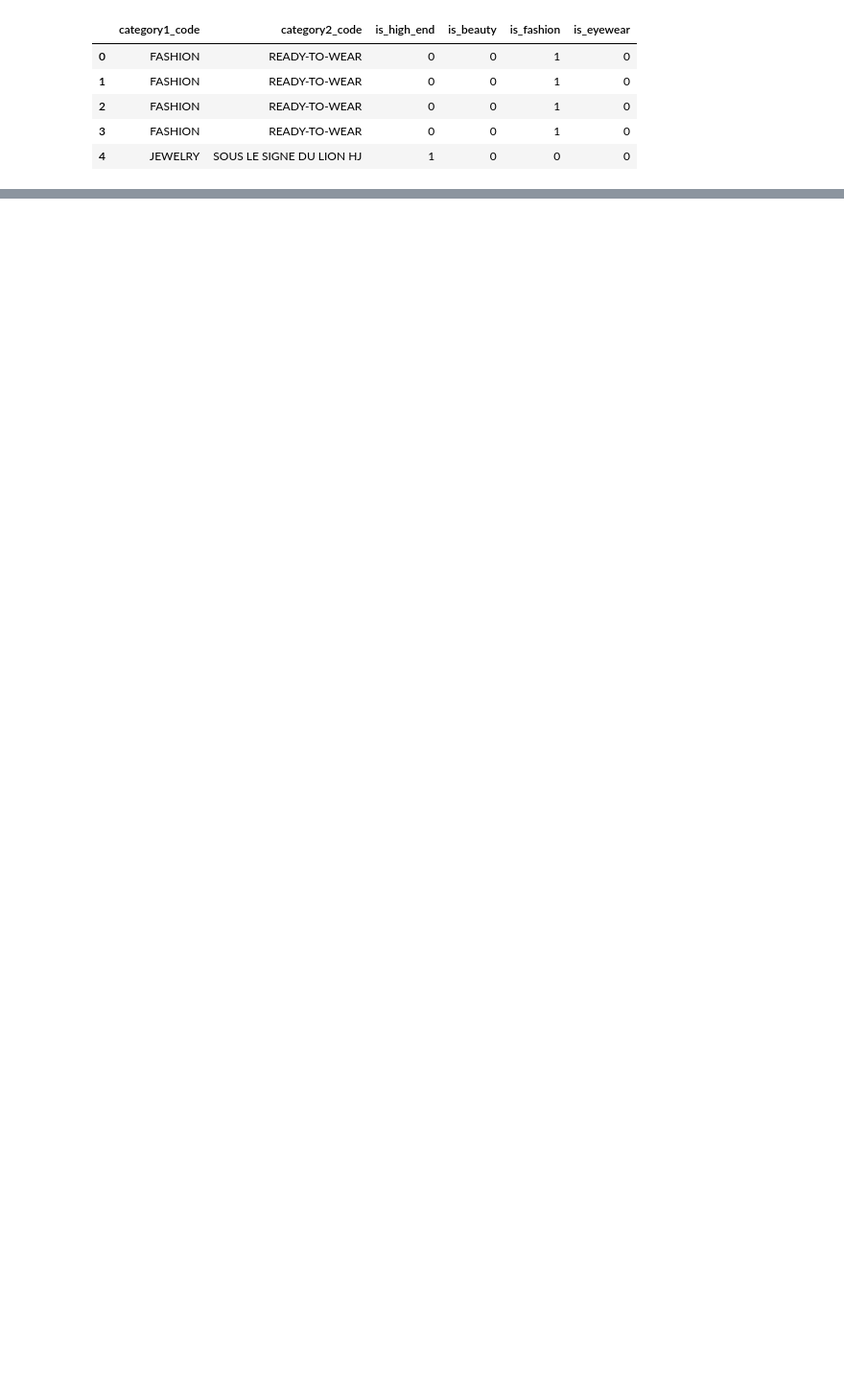
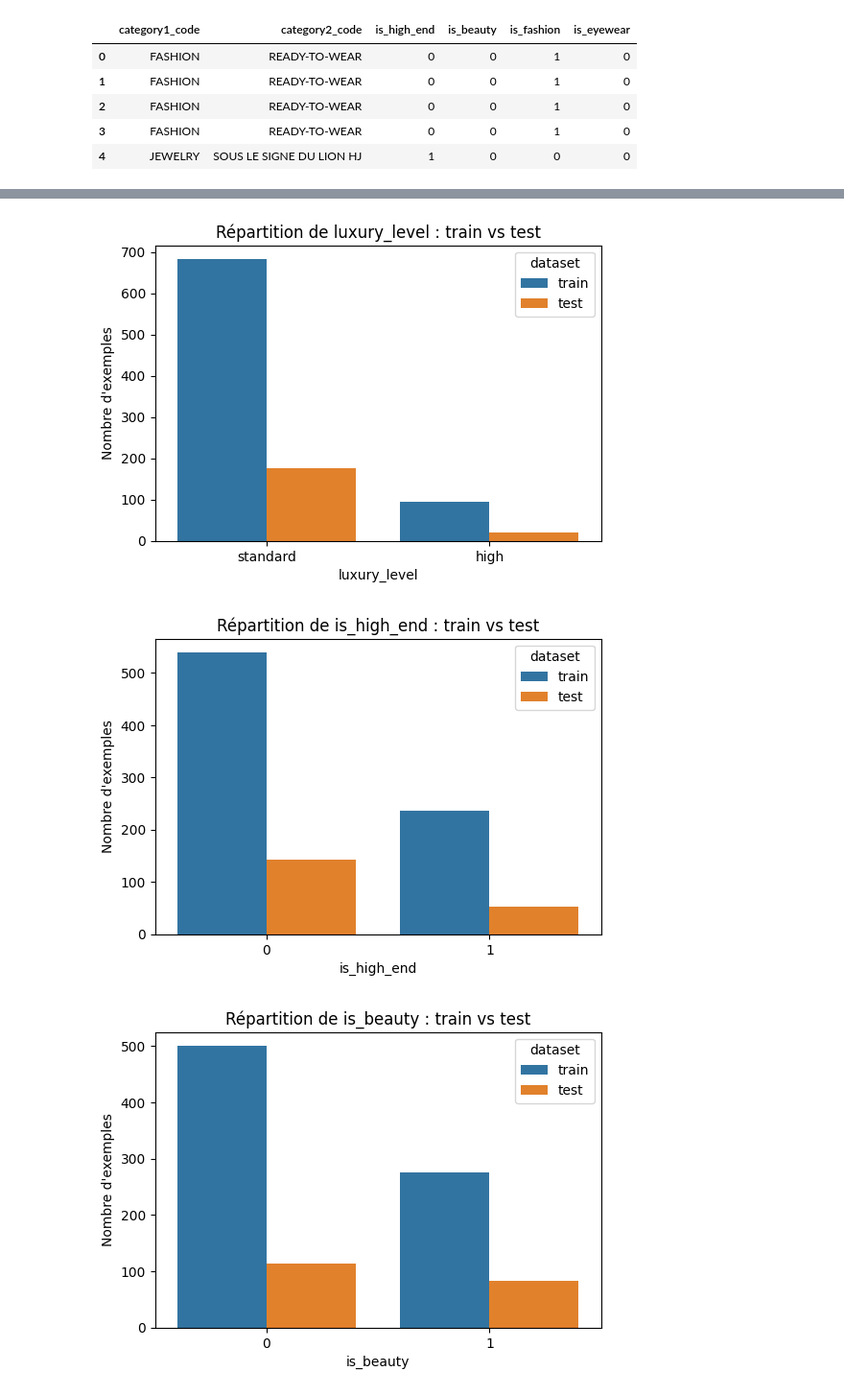
Before and after one commit to Chlooow/price-prediction-chanel, a Jupyter notebook: chanel-price-prediction.ipynb, the cells around one changed output, grey strips where cells are left out. Shown at 96% size. Drawn from its saved outputs; the diff is of its cells as text; code cells hidden in the pictures; blank space fills up the shorter version.

```diff
--- a/chanel-price-prediction.ipynb
+++ b/chanel-price-prediction.ipynb
@@ -442,0 +578,9 @@ display(X_fe.head())
+# %%
+# Standardisation de Y
+
+y_sgd_log = np.log1p(y_sgd)
+y_eur_log = np.log1p(y_eur)
+
+# Vérifier les premières valeurs
+display(y_sgd_log.head())
+display(y_eur_log.head())
@@ -442,0 +600,12 @@ display(X_fe.head())
+# %%
+from sklearn.preprocessing import StandardScaler
+
+scaler_sgd = StandardScaler()
+y_sgd_scaled = scaler_sgd.fit_transform(y_sgd_log.values.reshape(-1,1))
+
+scaler_eur = StandardScaler()
+y_eur_scaled = scaler_eur.fit_transform(y_eur_log.values.reshape(-1,1))
+
+# Vérifier
+display(y_sgd_scaled[:5])
+display(y_eur_scaled[:5])
@@ -442,0 +669,10 @@ display(X_fe.head())
+# %%
+# Colonnes dérivées
+derived_cols = ['luxury_level', 'is_high_end', 'is_beauty', 'is_fashion', 'is_eyewear']
+
+for col in derived_cols:
+    print(f"Répartition de {col} dans le train :")
+    print(X_train_sgd[col].value_counts(normalize=True))
+    print(f"\nRépartition de {col} dans le test :")
+    print(X_test_sgd[col].value_counts(normalize=True))
+    print("-"*40)
@@ -442,0 +697,18 @@ display(X_fe.head())
+# %%
+# Ajouter une colonne 'dataset' pour distinguer train et test
+X_train_sgd['dataset'] = 'train'
+X_test_sgd['dataset'] = 'test'
+
+df_plot = pd.concat([X_train_sgd, X_test_sgd], axis=0)
+
+for col in derived_cols:
+    plt.figure(figsize=(6,4))
+    sns.countplot(data=df_plot, x=col, hue='dataset',
+                  order=df_plot[col].value_counts().index)
+    plt.title(f"Répartition de {col} : train vs test")
+    plt.ylabel("Nombre d'exemples")
+    plt.show()
+# %% [output]
+[figure, added]
+[figure, added]
+[figure, added]
```
Also changed, not shown: parts of 40 cells of this notebook.
